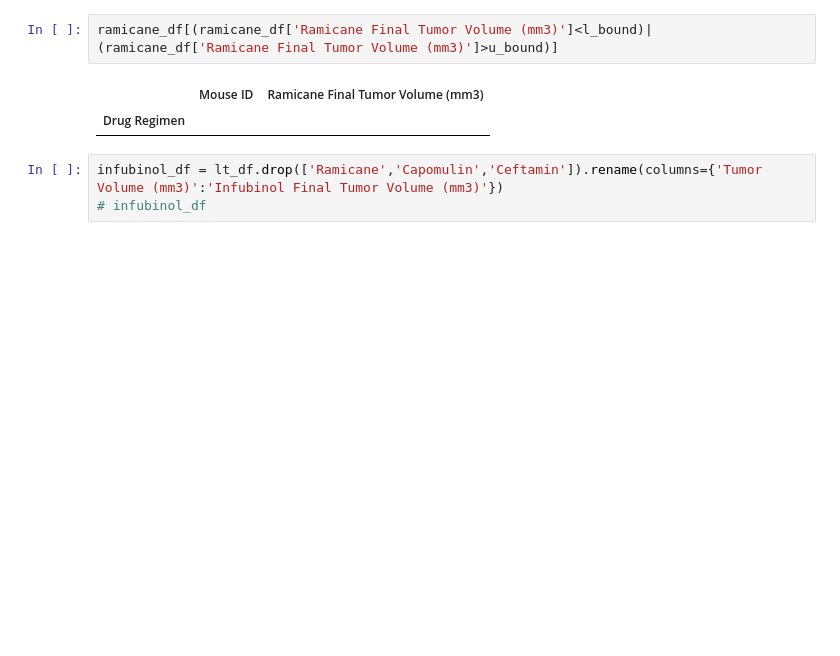
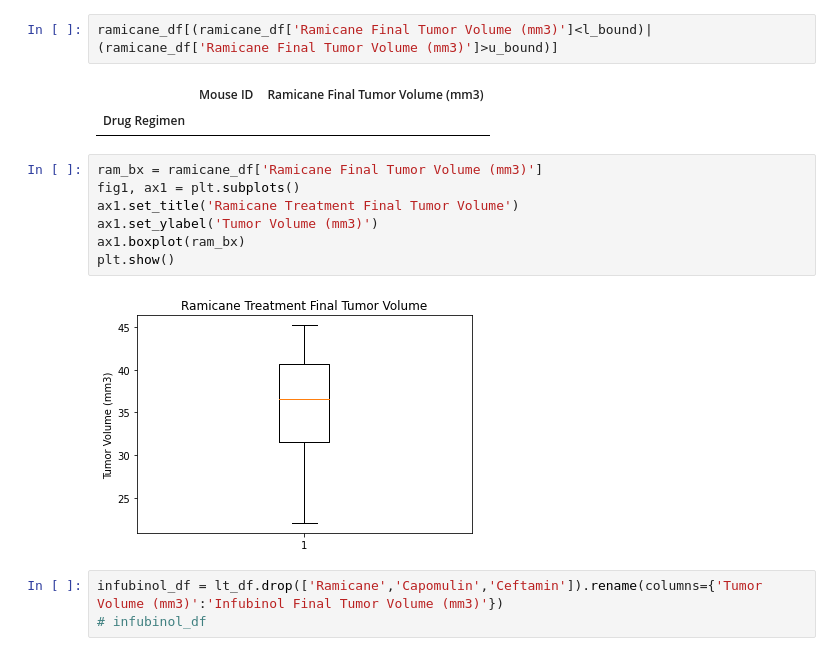
Before and after one commit to Richard-Lee123/Matplotlib-Challenge, a Jupyter notebook: Pymaceuticals/pymaceuticals_starter.ipynb, the cells around one changed output. Drawn from its saved outputs; the diff is of its cells as text; blank space fills up the shorter version.

```diff
--- a/Pymaceuticals/pymaceuticals_starter.ipynb
+++ b/Pymaceuticals/pymaceuticals_starter.ipynb
@@ -310,6 +354,15 @@ ramicane_df[(ramicane_df['Ramicane Final Tumor Volume (mm3)']<l_bound)|(ramicane
 # %% [output]
 |  | Mouse ID | Ramicane Final Tumor Volume (mm3) |
 | Drug Regimen |  |  |
+# %%
+ram_bx = ramicane_df['Ramicane Final Tumor Volume (mm3)']
+fig1, ax1 = plt.subplots()
+ax1.set_title('Ramicane Treatment Final Tumor Volume')
+ax1.set_ylabel('Tumor Volume (mm3)')
+ax1.boxplot(ram_bx)
+plt.show()
+# %% [output]
+[figure, added]
 # %%
 infubinol_df = lt_df.drop(['Ramicane','Capomulin','Ceftamin']).rename(columns={'Tumor Volume (mm3)':'Infubinol Final Tumor Volume (mm3)'})
 # infubinol_df
```
Also changed, not shown: parts of 15 cells of this notebook.
